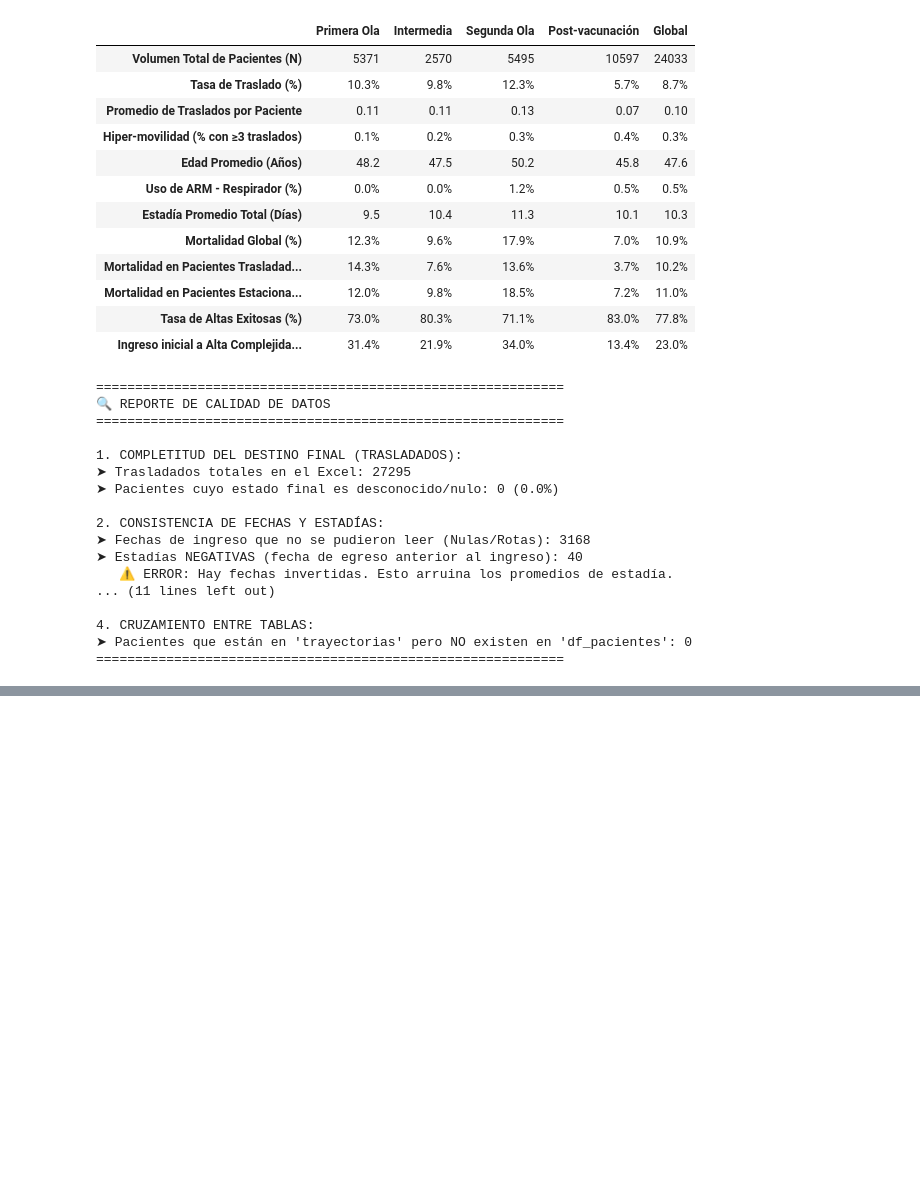
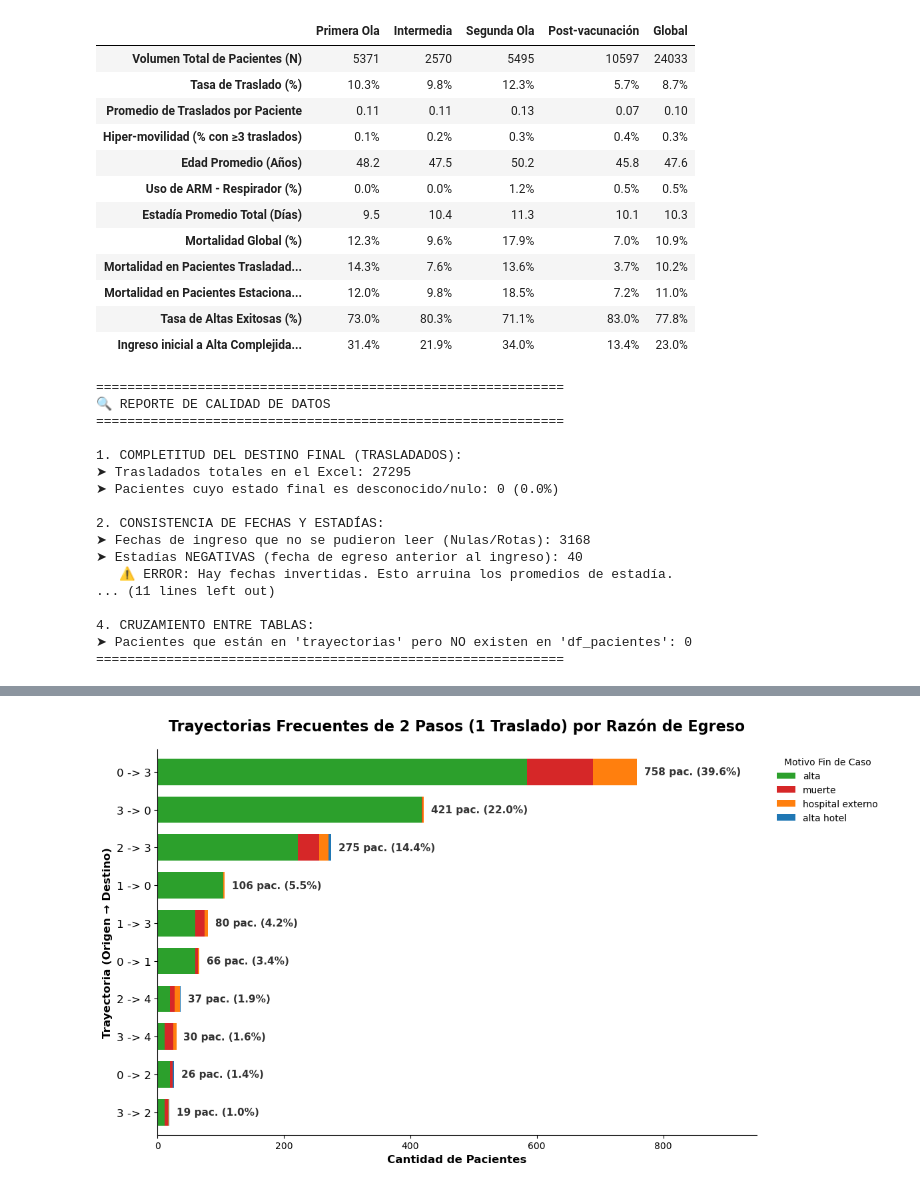
Before and after one commit to micagonzdark/RedesHospitales, a Jupyter notebook: JAIIO_notebooks/03_ranking_trayectorias.ipynb, the cells around one changed output, grey strips where cells are left out. Saved outputs shown, nothing was run; the diff lists cells and outputs as text; code cells hidden in the pictures; blank space fills up the shorter version.

```diff
--- a/JAIIO_notebooks/03_ranking_trayectorias.ipynb
+++ b/JAIIO_notebooks/03_ranking_trayectorias.ipynb
@@ -774,0 +853,88 @@ print("="*60)
+# %%
+# NUEVO GRÁFICO: TRAYECTORIAS DE SÓLO 2 PASOS (1 TRASLADO)
+# APILADAS POR RAZÓN DE EGRESO
+# ============================================================
+
+# 1. Contar los pasos de cada trayectoria contando las flechas '->'
+# Si hay 1 flecha, son 2 pasos (1 traslado). Si hay >1 flechas, son más de 2 pasos.
+trayectorias['pasos_trayectoria'] = trayectorias['ruta_complejidad_str'].apply(
+    lambda x: str(x).count('->') + 1 if pd.notna(x) else 0
+)
+
+# Filtramos los universos
+df_solo_2_pasos = trayectorias[trayectorias['pasos_trayectoria'] == 2].copy()
+df_mas_de_2_pasos = trayectorias[trayectorias['pasos_trayectoria'] > 2].copy()
+
+total_con_traslados = len(trayectorias[trayectorias['pasos_trayectoria'] > 1])
+cant_mas_de_2_pasos = len(df_mas_de_2_pasos)
+pct_mas_de_2_pasos = (cant_mas_de_2_pasos / total_con_traslados) * 100 if total_con_traslados > 0 else 0
+
+# ------------------------------------------------------------
+# TEXTO PARA EL REPORTE (Punto 1 de lo que te pidieron)
+# ------------------------------------------------------------
+print("\n" + "="*70)
+print("📝 REPORTE PARA EL TEXTO: TRAYECTORIAS CON MÁS DE 2 PASOS")
+print("="*70)
+print(f"Total de pacientes con al menos 1 traslado: {total_con_traslados}")
+print(f"Pacientes con MÁS de 2 pasos (>1 traslado): {cant_mas_de_2_pasos} ({pct_mas_de_2_pasos:.1f}%)")
+print("-> (Estos son los que excluimos del siguiente gráfico)")
+print("="*70 + "\n")
+
+# ------------------------------------------------------------
+# PREPARACIÓN PARA EL GRÁFICO (Punto 2 de lo que te pidieron)
+# ------------------------------------------------------------
+# Limpiamos el motivo de fin de caso por si hay nulos
+df_solo_2_pasos['motivo_fin_caso'] = df_solo_2_pasos['motivo_fin_caso'].fillna('otro/desconocido')
+
+# Buscamos el top 10 de estas trayectorias cortas para que el gráfico no sea infinito
+top_10_rutas_cortas = df_solo_2_pasos['ruta_complejidad_str'].value_counts().head(10).index
+
+# Filtramos solo esas top 10
+df_grafico_cortas = df_solo_2_pasos[df_solo_2_pasos['ruta_complejidad_str'].isin(top_10_rutas_cortas)]
+
+# --- NUEVO: REPORTE DE LOS QUE QUEDARON AFUERA DEL TOP 10 ---
+total_2_pasos = len(df_solo_2_pasos)
+pacientes_top10 = len(df_grafico_cortas)
+pacientes_afuera = total_2_pasos - pacientes_top10
+porcentaje_afuera = (pacientes_afuera / total_2_pasos) * 100 if total_2_pasos > 0 else 0
+
+print("\n" + "="*70)
+print("📌 RESUMEN DE COBERTURA: TOP 10 TRAYECTORIAS DE 2 PASOS")
+print("="*70)
+print(f"Total de pacientes con exactamente 1 traslado (2 pasos): {total_2_pasos}")
+print(f"Pacientes DENTRO del Top 10 graficado: {pacientes_top10} ({(100 - porcentaje_afuera):.1f}%)")
+print(f"Pacientes AFUERA del gráfico (resto de rutas): {pacientes_afuera} ({porcentaje_afuera:.1f}%)")
+print("="*70 + "\n")
+# -------------------------------------------------------------
+
+# Pivoteamos para poder apilar por 'motivo_fin_caso' (Razón de egreso)
+pivot_2_pasos = df_grafico_cortas.groupby(['ruta_complejidad_str', 'motivo_fin_caso']).size().unstack(fill_value=0)
+
+# Ordenamos el pivot sumando los totales por fila para que en el gráfico queden de mayor a menor
+pivot_2_pasos['Total'] = pivot_2_pasos.sum(axis=1)
+pivot_2_pasos = pivot_2_pasos.sort_values(by='Total', ascending=True).drop(columns=['Total'])
+
+# --- REORDENAR EL APILADO INTERNO DE LAS BARRAS ---
+# Definimos tu orden ideal
+orden_apilado = ['alta', 'muerte', 'hospital externo', 'alta hotel', 'otro/desconocido']
+
+# Filtramos para usar solo los que realmente existen en este DataFrame
+columnas_presentes = [col for col in orden_apilado if col in pivot_2_pasos.columns]
+
+# Por si hay algún motivo raro que no listaste, lo mandamos al final
+columnas_extra = [col for col in pivot_2_pasos.columns if col not in columnas_presentes]
+
+# Reordenamos el DataFrame con ese orden exacto
+pivot_2_pasos = pivot_2_pasos[columnas_presentes + columnas_extra]
+# ---------------------------------------------------------
+
+# Reutilizamos tu función para graficar apilado
+graficar_top_10_apilado(
+    df_pivot=pivot_2_pasos,
+    titulo="Trayectorias Frecuentes de 2 Pasos (1 Traslado) por Razón de Egreso",
+    xlabel="Cantidad de Pacientes",
+    ylabel="Trayectoria (Origen → Destino)",
+    total_general=len(df_solo_2_pasos),
+    sufijo="pac."
+)
+# %% [output]
@@ -774,0 +957 @@ print("="*60)
+[figure, added]
```
Also changed, not shown: parts of 12 cells of this notebook, 9 other files.
